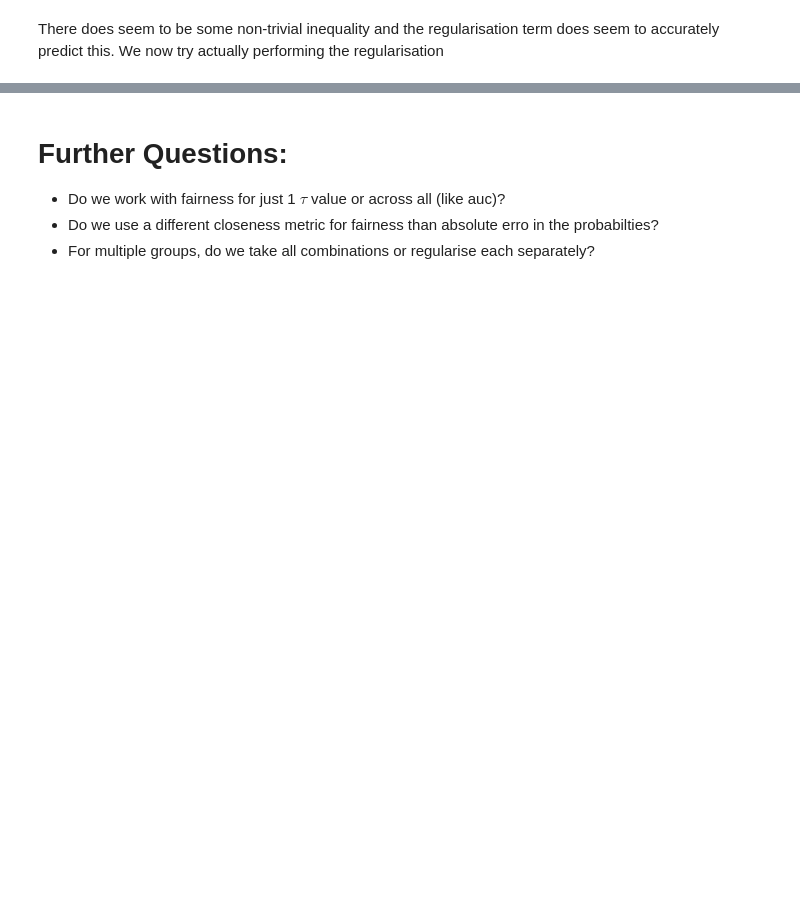
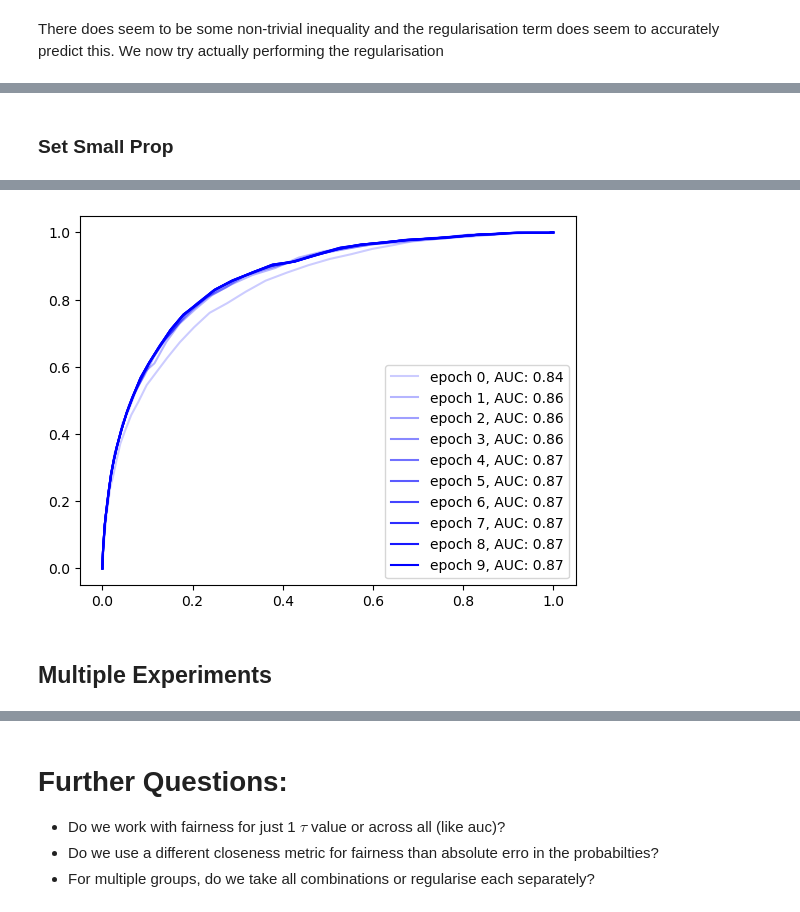
Before and after one commit to joshgivens/ClassificationwithAltLoss, a Jupyter notebook: fairness_constraints/Regularisation/equal_odds.ipynb, the cells around one changed output, grey strips where cells are left out. Drawn from its saved outputs; the diff is of its cells as text; code cells hidden in the pictures; blank space fills up the shorter version.

Commit message:
Added multiple esperiments for fairness regularisation

```diff
--- a/fairness_constraints/Regularisation/equal_odds.ipynb
+++ b/fairness_constraints/Regularisation/equal_odds.ipynb
@@ -1302,0 +1442,75 @@ Loss: 0.424 | Reg: 0.002 |  AUC: 0.854 | Equality Error: 0.008 |  FPR: 0.194 | T
+# %% [markdown]
+### Set Small Prop
+# %%
+# Set up data
+# Split into 0 and l data
+X_train0 = X_train[y_train==0]
+X_train1 = X_train[y_train==1]
+income_train0 = income_train[y_train==0]
+income_train1 = income_train[y_train==1]
+# Set up dataloaders
+data0 = TensorDataset(
+    X_train0, income_train0)
+data1 = TensorDataset(
+    X_train1, income_train1)
+small_batch = 1000
+batch_rep = 10
+large_batch = small_batch*batch_rep
+dataloader0 = DataLoader(data0, batch_size = large_batch, shuffle = True, drop_last=True)
+dataloader1 = DataLoader(data1, batch_size = small_batch, shuffle = True, drop_last=True)
+nepochs = 10
+
+# Set-up model
+prior_tr = torch.mean(y_train)
+prop_1 = 0.01
+d = X_train.shape[1]
+lossfunc = paired_aucloss
+regularise = PWKDERegExact(0.1, regtype='fp', casttoprob=False)
+
+model = Classifier(nn.Linear(d, 1), tau=0, casttoprob=False)
+optimizer = torch.optim.Adam(model.parameters(), lr=0.1)
+scheduler = torch.optim.lr_scheduler.StepLR(optimizer, step_size=1, gamma=.5)
+alphas = torch.linspace(0.2, 1, nepochs)
+
+fig,ax = plt.subplots()
+# Train model
+# set-up initial scores
+(x0, income0), (x1, income1) = next(iter(zip(dataloader0, dataloader1)))
+scores0 = model(x0).squeeze()
+scores1 = model(x1).squeeze()
+reg = regularise(scores0, scores1, income0, income1, tau=model.tau)
+scores1 = scores1.repeat(batch_rep)
+# Use 0 scores to update tau to give 20% FP rate
+model.tau = torch.quantile(scores0.detach(),torch.tensor([.8]))
+for epoch in tqdm(range(10)):
+    for (x0, income0), (x1, income1) in zip(dataloader0, dataloader1):
+        optimizer.zero_grad()
+        loss = lossfunc(scores0, scores1)
+        loss += 2*reg
+        loss.backward()
+        optimizer.step()
+        scores0 = model(x0).squeeze()
+        scores1 = model(x1).squeeze()
+        reg = regularise(scores0, scores1, income0, income1, tau=model.tau)
+        # Use 0 scores to update tau to give 25% FP rate
+        update_tau(model, scores0.detach(), scores1.detach(), type="prop1", value=prop_1, prior=prior)
+        # upscale scores to be same length as scores0
+        scores1 = scores1.repeat(batch_rep)
+    scheduler.step()
+    with torch.no_grad():
+        scores_te = model(X_test).squeeze()
+        pred_te = model.predict(X_test).squeeze()
+        fpr, tpr = roc(scores_te, y_test)
+        auc = AUC(fpr, tpr)
+        single_fpr = FPR(pred_te, y_test)
+        single_tpr = TPR(pred_te, y_test)
+        single_fdr = FDR(pred_te, y_test)
+        equal_error = equality_loss(y_test, pred_te, income_test, regtype='fp')
+        equal_error_logit = equality_loss(y_test, pred_te, income_test, regtype='fp', logit=True)
+        ax.plot(fpr, tpr, label = 'epoch %d, AUC: %0.2f' % (epoch, auc), color="b", alpha=alphas[epoch].item())
+        print(f"Loss:{loss.item(): 0.3f} | Reg:{reg.item(): .3f} | ",
+              f"AUC:{auc: .3f} | Equality Error:{equal_error.item(): .3f} | Equal Error Logit:{equal_error_logit.item(): .3f} | ",
+              f"FPR:{single_fpr: .3f} | TPR:{single_tpr: .3f} | FDR:{single_fdr: .3f}")
+ax.legend()
+plt.show()
+# %% [output]
@@ -1302,0 +1527,3 @@ Loss: 0.424 | Reg: 0.002 |  AUC: 0.854 | Equality Error: 0.008 |  FPR: 0.194 | T
+[figure, added]
+# %% [markdown]
+## Multiple Experiments
```
Also changed, not shown: parts of 52 cells of this notebook, 4 other files.
